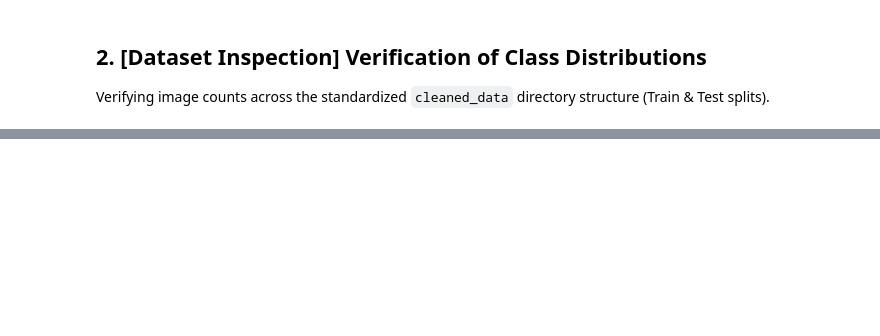
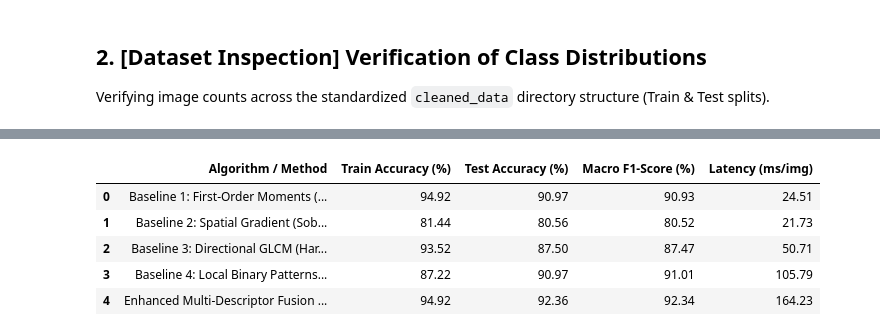
Before and after one commit to ChamHerman/mango-ripeness-grading, a Jupyter notebook: notebooks/texture_analysis_kb.ipynb, the cells around one changed output, grey strips where cells are left out. Cells and saved outputs as stored; diff of their text form; code cells hidden in the pictures; blank space fills up the shorter version.

```diff
--- a/notebooks/texture_analysis_kb.ipynb
+++ b/notebooks/texture_analysis_kb.ipynb
@@ -522,0 +514,82 @@ for true_cls, res in results:
+# %%
+def run_enhanced_texture_pipeline(img_bgr):
+    """Enhanced Multi-Descriptor Texture Fusion Pipeline."""
+    mask = get_fruit_mask(img_bgr)
+    gray = cv2.cvtColor(img_bgr, cv2.COLOR_BGR2GRAY)
+
+    glcm_m, _ = run_alg3_directional_glcm(gray, mask)
+    lbp_m, lbp_map = run_alg4_lbp(gray, mask)
+    grad_m, sobel_map = run_alg2_spatial_gradient(gray, mask)
+
+    fused_feats = {
+        'glcm_contrast': glcm_m['glcm_contrast'],
+        'glcm_correlation': glcm_m['glcm_correlation'],
+        'glcm_energy': glcm_m['glcm_energy'],
+        'glcm_homogeneity': glcm_m['glcm_homogeneity'],
+        'lbp_mean': lbp_m['lbp_mean'],
+        'lbp_variance': lbp_m['lbp_variance'],
+        'lbp_entropy': lbp_m['lbp_entropy'],
+        'surface_roughness': grad_m['grad_mean_roughness']
+    }
+    return fused_feats, mask, gray, lbp_map, sobel_map
+
+# Extract Enhanced Features across Dataset
+print("[Process] Extracting Enhanced Multi-Descriptor Features...")
+def extract_enhanced_dataset(split):
+    rows = []
+    t0 = time.time()
+    for cls in CLASSES:
+        folder = DATASET_ROOT / split / cls
+        files = sorted(list(folder.glob('*.jpg')) + list(folder.glob('*.png')))
+        for p in tqdm(files, desc=f"Extracting [{split} - {cls}]"):
+            img = cv2.imread(str(p))
+            if img is None: continue
+            feats, _, _, _, _ = run_enhanced_texture_pipeline(img)
+            rows.append({'filename': p.name, 'class': cls, 'train_or_test': split, **feats})
+    lat = ((time.time() - t0) / len(rows)) * 1000.0 if rows else 0.0
+    return pd.DataFrame(rows), lat
+
+df_train_enh, lat_tr_enh = extract_enhanced_dataset('train')
+df_test_enh, lat_te_enh = extract_enhanced_dataset('test')
+
+FEATURE_COLS = [
+    'glcm_contrast', 'glcm_correlation', 'glcm_energy', 'glcm_homogeneity',
+    'lbp_mean', 'lbp_variance', 'lbp_entropy', 'surface_roughness'
+]
+
+# Train Final Enhanced Classifier
+scaler_enh = StandardScaler()
+X_tr_enh = scaler_enh.fit_transform(df_train_enh[FEATURE_COLS].values)
+X_te_enh = scaler_enh.transform(df_test_enh[FEATURE_COLS].values)
+y_tr_enh = df_train_enh['class'].map(LABEL_MAP).values
+y_te_enh = df_test_enh['class'].map(LABEL_MAP).values
+
+final_model = KNeighborsClassifier(n_neighbors=5)
+final_model.fit(X_tr_enh, y_tr_enh)
+
+y_pred_tr = final_model.predict(X_tr_enh)
+y_pred_te = final_model.predict(X_te_enh)
+
+acc_tr_enh = accuracy_score(y_tr_enh, y_pred_tr) * 100.0
+acc_te_enh = accuracy_score(y_te_enh, y_pred_te) * 100.0
+f1_enh = f1_score(y_te_enh, y_pred_te, average='macro') * 100.0
+
+# Final Comparative Benchmark Table (Mode A Requirement)
+final_comparison = benchmark_results + [{
+    'Algorithm / Method': 'Enhanced Multi-Descriptor Fusion (GLCM + LBP + Roughness)',
+    'Train Accuracy (%)': round(acc_tr_enh, 2),
+    'Test Accuracy (%)': round(acc_te_enh, 2),
+    'Macro F1-Score (%)': round(f1_enh, 2),
+    'Latency (ms/img)': round(lat_te_enh, 2)
+}]
+
+df_final_benchmark = pd.DataFrame(final_comparison)
+print("\n[Summary] Mode A Final Comparative Benchmark Table:")
+display(df_final_benchmark)
+# %% [output]
+|  | Algorithm / Method | Train Accuracy (%) | Test Accuracy (%) | Macro F1-Score (%) | Latency (ms/img) |
+| 0 | Baseline 1: First-Order Moments (... | 94.92 | 90.97 | 90.93 | 24.51 |
+| 1 | Baseline 2: Spatial Gradient (Sob... | 81.44 | 80.56 | 80.52 | 21.73 |
+| 2 | Baseline 3: Directional GLCM (Har... | 93.52 | 87.50 | 87.47 | 50.71 |
+| 3 | Baseline 4: Local Binary Patterns... | 87.22 | 90.97 | 91.01 | 105.79 |
+| 4 | Enhanced Multi-Descriptor Fusion ... | 94.92 | 92.36 | 92.34 | 164.23 |
```
Also changed, not shown: parts of 39 cells of this notebook, 9 other files.
